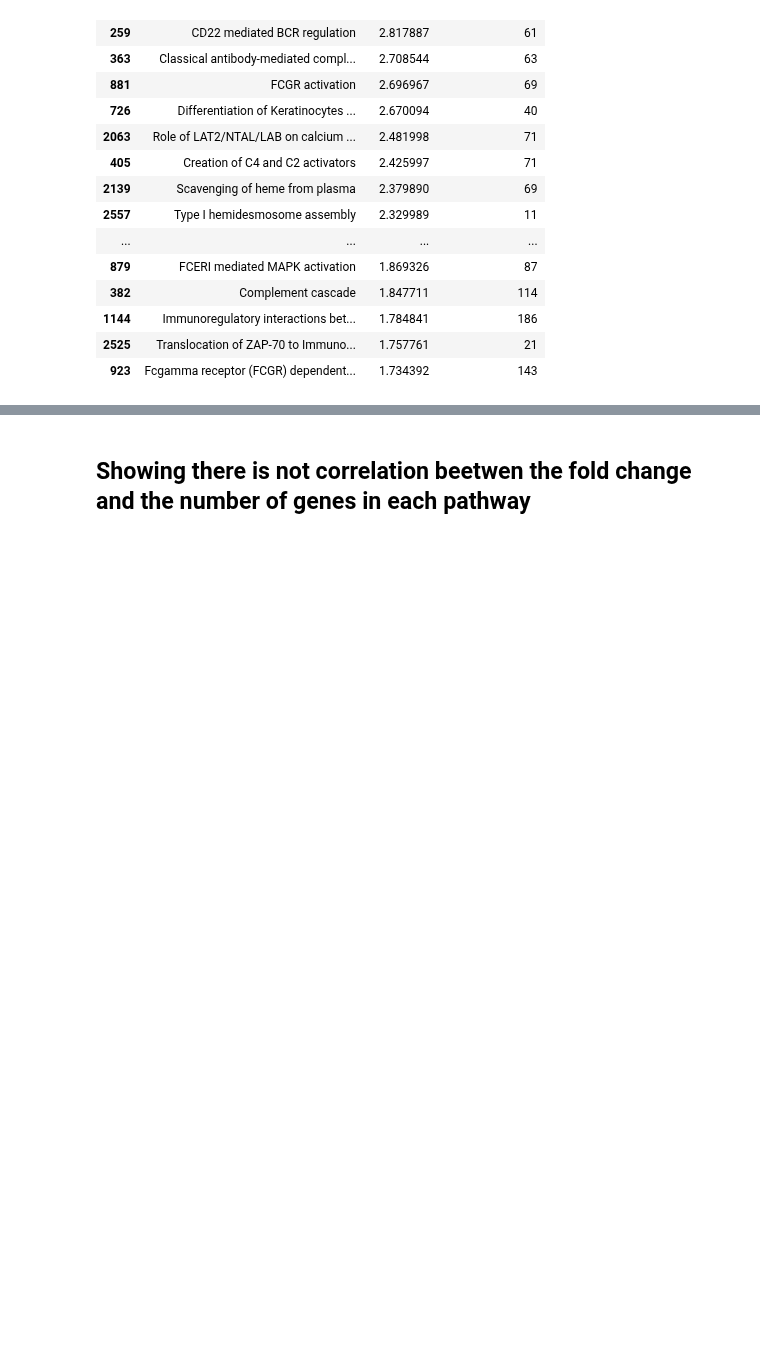
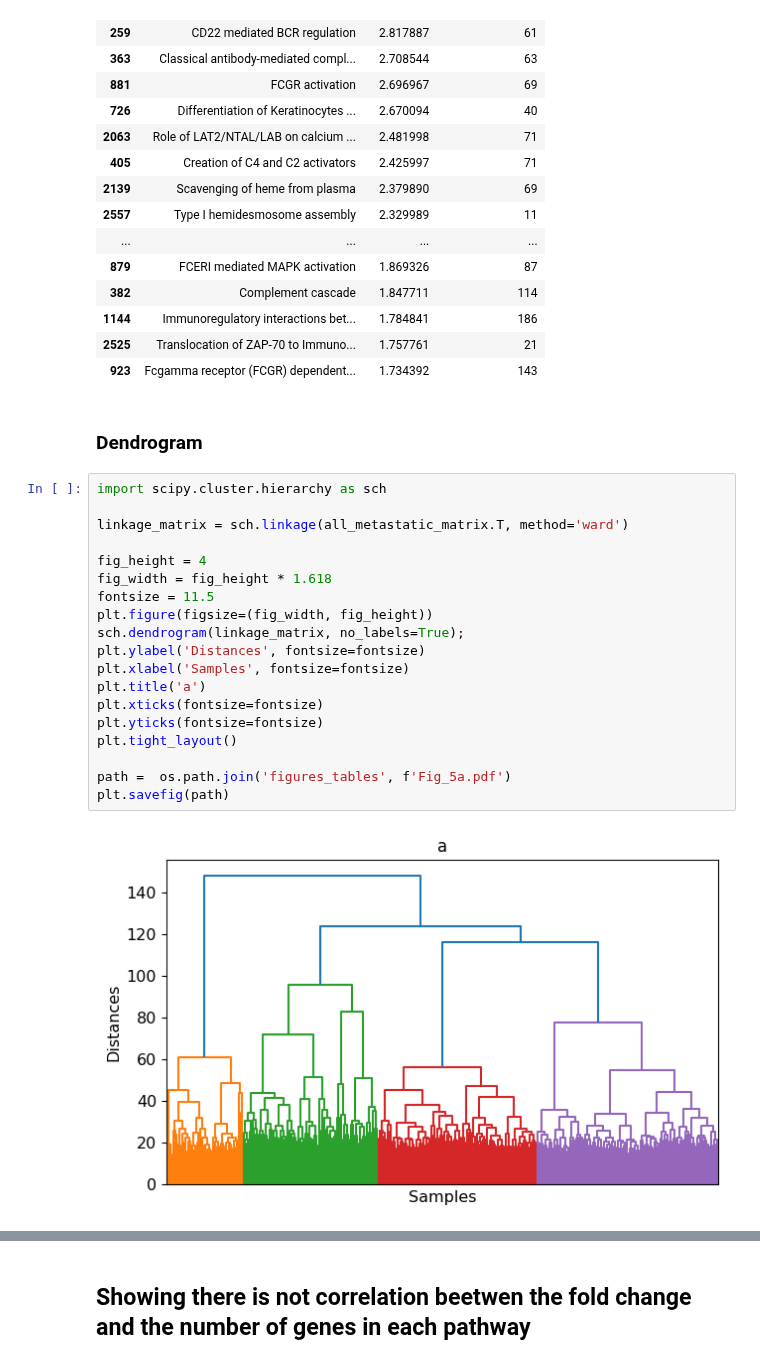
Before and after one commit to SamSaladino/FC-of-Genetic-pathways, a Jupyter notebook: Melanoma_expr_pathways.ipynb, the cells around one changed output, grey strips where cells are left out. Saved outputs shown, nothing was run; the diff lists cells and outputs as text; blank space fills up the shorter version.

```diff
--- a/Melanoma_expr_pathways.ipynb
+++ b/Melanoma_expr_pathways.ipynb
@@ -435,3 +406,26 @@ table2_.head(30)
 | 1144 | Immunoregulatory interactions bet... | 1.784841 | 186 |
 | 2525 | Translocation of ZAP-70 to Immuno... | 1.757761 | 21 |
 | 923 | Fcgamma receptor (FCGR) dependent... | 1.734392 | 143 |
+# %% [markdown]
+### Dendrogram
+# %%
+import scipy.cluster.hierarchy as sch
+
+linkage_matrix = sch.linkage(all_metastatic_matrix.T, method='ward')
+
+fig_height = 4
+fig_width = fig_height * 1.618
+fontsize = 11.5
+plt.figure(figsize=(fig_width, fig_height))
+sch.dendrogram(linkage_matrix, no_labels=True);
+plt.ylabel('Distances', fontsize=fontsize)
+plt.xlabel('Samples', fontsize=fontsize)
+plt.title('a')
+plt.xticks(fontsize=fontsize)
+plt.yticks(fontsize=fontsize)
+plt.tight_layout()
+
+path =  os.path.join('figures_tables', f'Fig_5a.pdf')
+plt.savefig(path)
+# %% [output]
+[figure, added]
```
Also changed, not shown: parts of 18 cells of this notebook, 20 other files.
